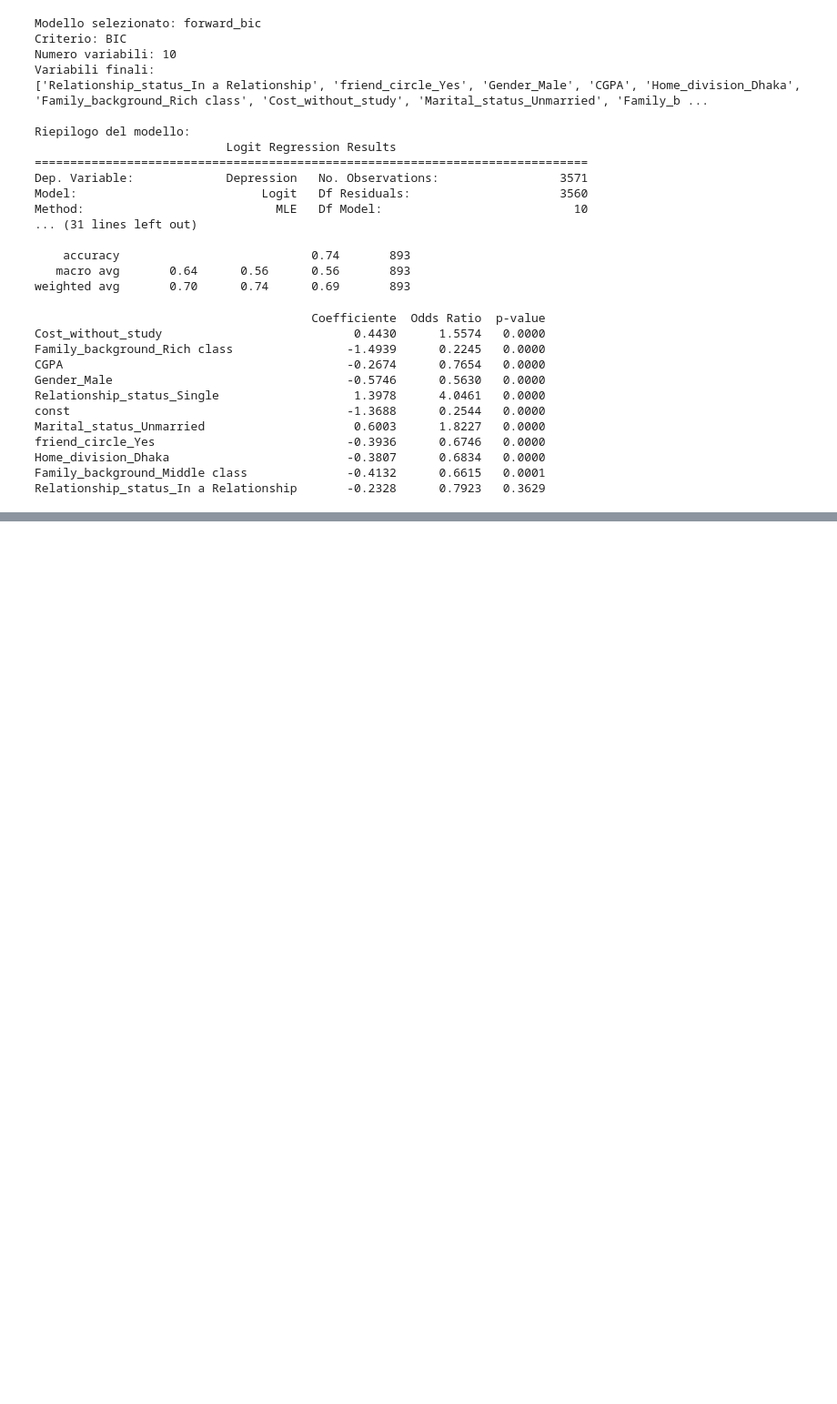
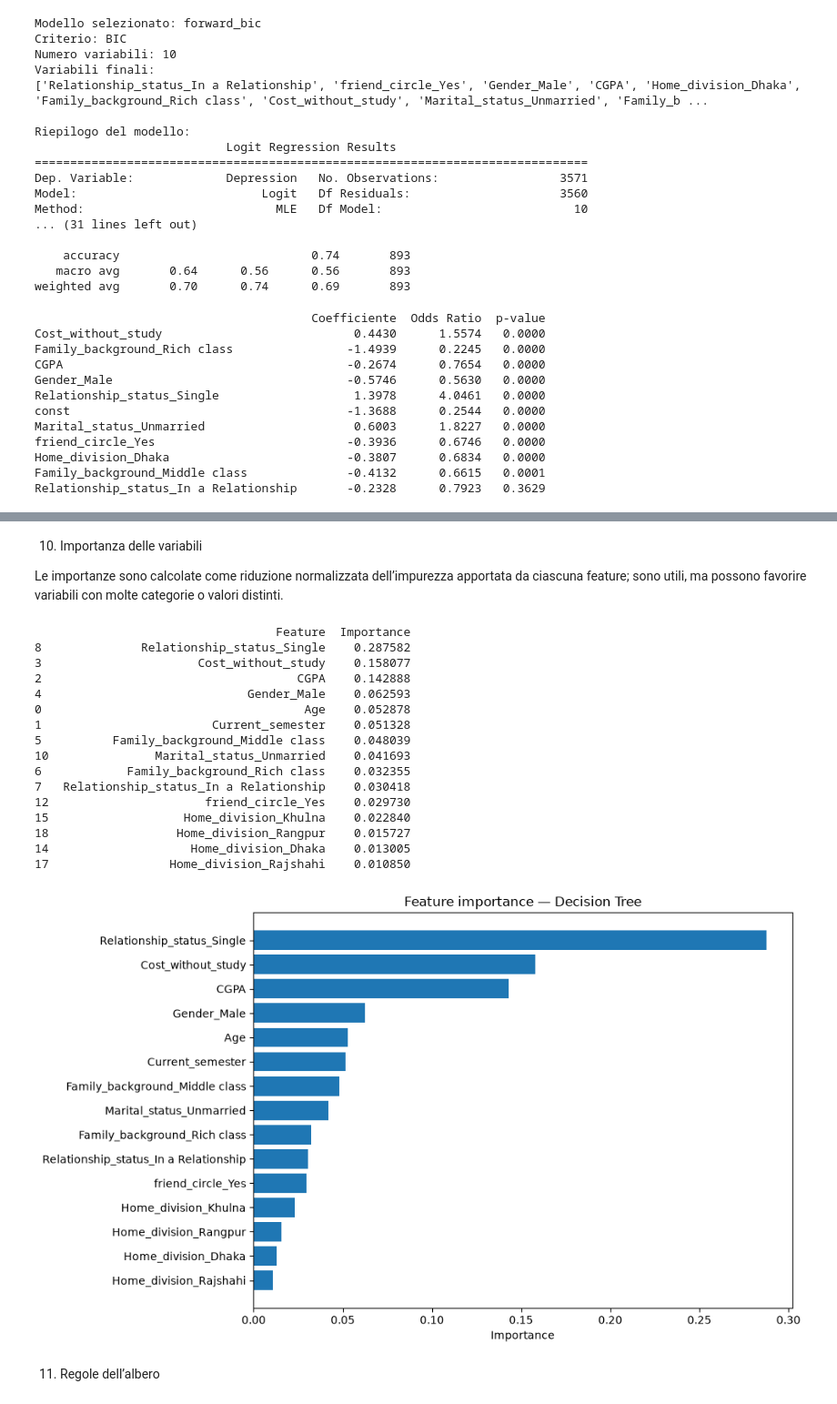
Before and after one commit to DinuIustinAdrian/final_project_data_science, a Jupyter notebook: Student_depression.ipynb, the cells around one changed output, grey strips where cells are left out. Shown at 91% size. Drawn from its saved outputs; the diff is of its cells as text; code cells hidden in the pictures; blank space fills up the shorter version.

```diff
--- a/Student_depression.ipynb
+++ b/Student_depression.ipynb
@@ -1862,0 +2203,44 @@ Relationship_status_In a Relationship       -0.2328      0.7923   0.3629
+# %% [markdown]
+10. Importanza delle variabili
+
+Le importanze sono calcolate come riduzione normalizzata dell’impurezza apportata da ciascuna feature; sono utili, ma possono favorire variabili con molte categorie o valori distinti.
+# %%
+importances = pd.DataFrame({
+    "Feature": X_train_encoded.columns,
+    "Importance": best_tree.feature_importances_
+}).sort_values(
+    by="Importance",
+    ascending=False
+)
+
+print(importances.head(15))
+
+plt.figure(figsize=(10, 6))
+plt.barh(
+    importances.head(15)["Feature"][::-1],
+    importances.head(15)["Importance"][::-1]
+)
+plt.xlabel("Importance")
+plt.title("Feature importance — Decision Tree")
+plt.tight_layout()
+plt.show()
+# %% [output]
+                                  Feature  Importance
+8              Relationship_status_Single    0.287582
+3                      Cost_without_study    0.158077
+2                                    CGPA    0.142888
+4                             Gender_Male    0.062593
+0                                     Age    0.052878
+1                        Current_semester    0.051328
+5          Family_background_Middle class    0.048039
+10               Marital_status_Unmarried    0.041693
+6            Family_background_Rich class    0.032355
+7   Relationship_status_In a Relationship    0.030418
+12                      friend_circle_Yes    0.029730
+15                   Home_division_Khulna    0.022840
+18                  Home_division_Rangpur    0.015727
+14                    Home_division_Dhaka    0.013005
+17                 Home_division_Rajshahi    0.010850
+[figure, added]
+# %% [markdown]
+11. Regole dell’albero
```
Also changed, not shown: parts of 24 cells of this notebook.
